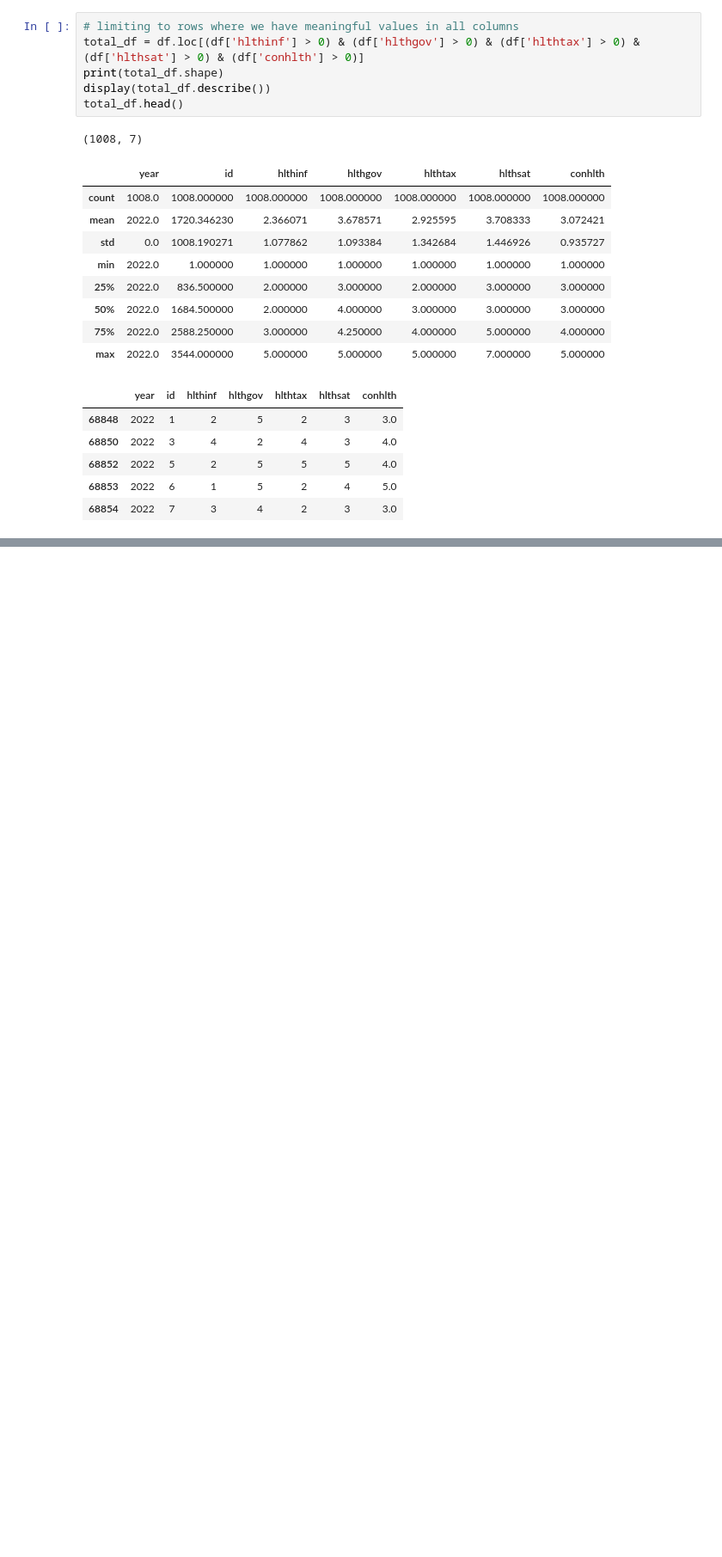
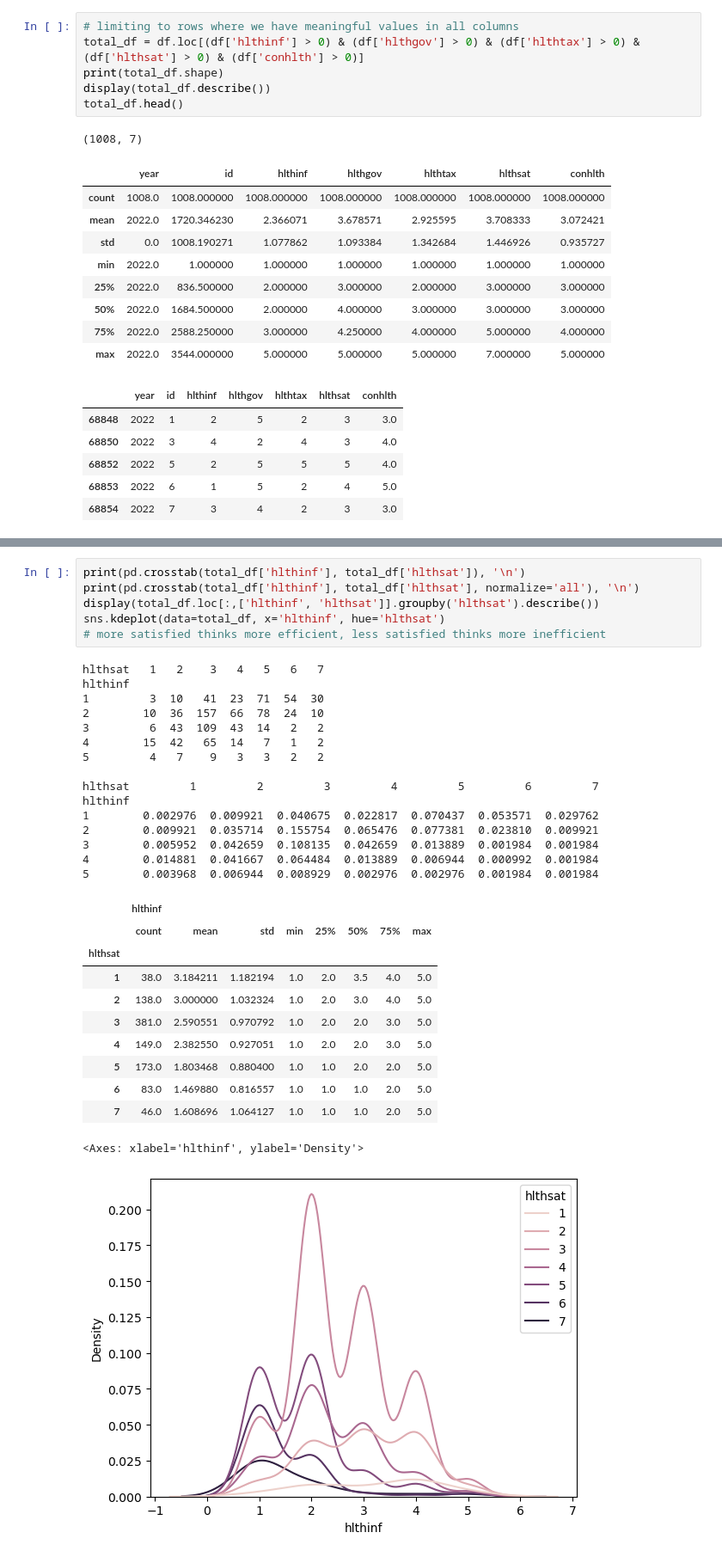
Before and after one commit to ryandinnh/project_gss, a Jupyter notebook: outline of gss project.ipynb, the cells around one changed output, grey strips where cells are left out. Shown: that part at 86% size. Saved outputs shown, nothing was run; the diff lists cells and outputs as text; blank space fills up the shorter version.

```diff
--- a/outline of gss project.ipynb
+++ b/outline of gss project.ipynb
@@ -243,0 +340,34 @@ total_df.head()
+# %%
+print(pd.crosstab(total_df['hlthinf'], total_df['hlthsat']), '\n')
+print(pd.crosstab(total_df['hlthinf'], total_df['hlthsat'], normalize='all'), '\n')
+display(total_df.loc[:,['hlthinf', 'hlthsat']].groupby('hlthsat').describe())
+sns.kdeplot(data=total_df, x='hlthinf', hue='hlthsat')
+# more satisfied thinks more efficient, less satisfied thinks more inefficient
+# %% [output]
+hlthsat   1   2    3   4   5   6   7
+hlthinf
+1         3  10   41  23  71  54  30
+2        10  36  157  66  78  24  10
+3         6  43  109  43  14   2   2
+4        15  42   65  14   7   1   2
+5         4   7    9   3   3   2   2
+
+hlthsat         1         2         3         4         5         6         7
+hlthinf
+1        0.002976  0.009921  0.040675  0.022817  0.070437  0.053571  0.029762
+2        0.009921  0.035714  0.155754  0.065476  0.077381  0.023810  0.009921
+3        0.005952  0.042659  0.108135  0.042659  0.013889  0.001984  0.001984
+4        0.014881  0.041667  0.064484  0.013889  0.006944  0.000992  0.001984
+5        0.003968  0.006944  0.008929  0.002976  0.002976  0.001984  0.001984
+|  | hlthinf |  |  |  |  |  |  |  |
+|  | count | mean | std | min | 25% | 50% | 75% | max |
+| hlthsat |  |  |  |  |  |  |  |  |
+| 1 | 38.0 | 3.184211 | 1.182194 | 1.0 | 2.0 | 3.5 | 4.0 | 5.0 |
+| 2 | 138.0 | 3.000000 | 1.032324 | 1.0 | 2.0 | 3.0 | 4.0 | 5.0 |
+| 3 | 381.0 | 2.590551 | 0.970792 | 1.0 | 2.0 | 2.0 | 3.0 | 5.0 |
+| 4 | 149.0 | 2.382550 | 0.927051 | 1.0 | 2.0 | 2.0 | 3.0 | 5.0 |
+| 5 | 173.0 | 1.803468 | 0.880400 | 1.0 | 1.0 | 2.0 | 2.0 | 5.0 |
+| 6 | 83.0 | 1.469880 | 0.816557 | 1.0 | 1.0 | 1.0 | 2.0 | 5.0 |
+| 7 | 46.0 | 1.608696 | 1.064127 | 1.0 | 1.0 | 1.0 | 2.0 | 5.0 |
+<Axes: xlabel='hlthinf', ylabel='Density'>
+[figure, added]
```
Also changed, not shown: parts of 7 cells of this notebook.
